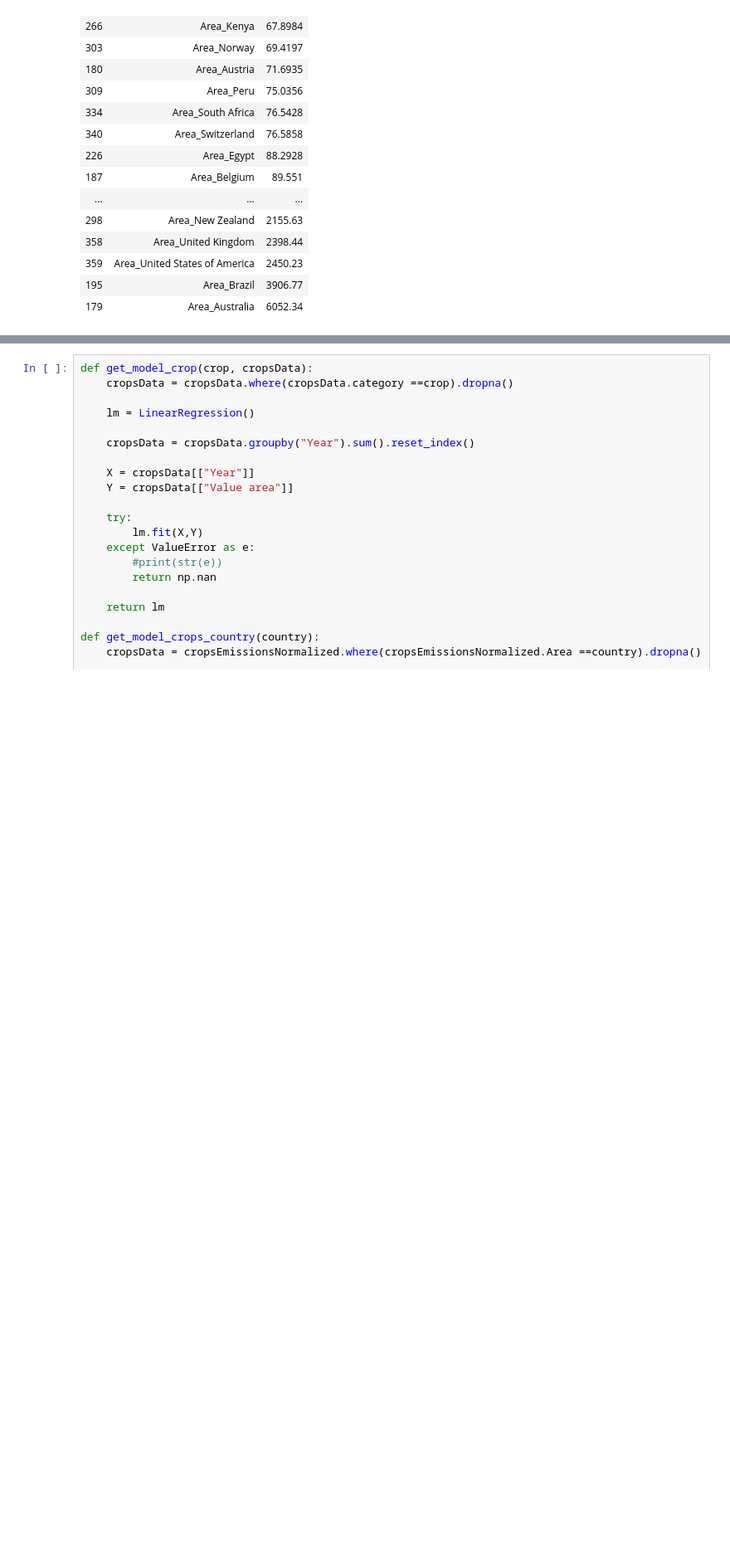
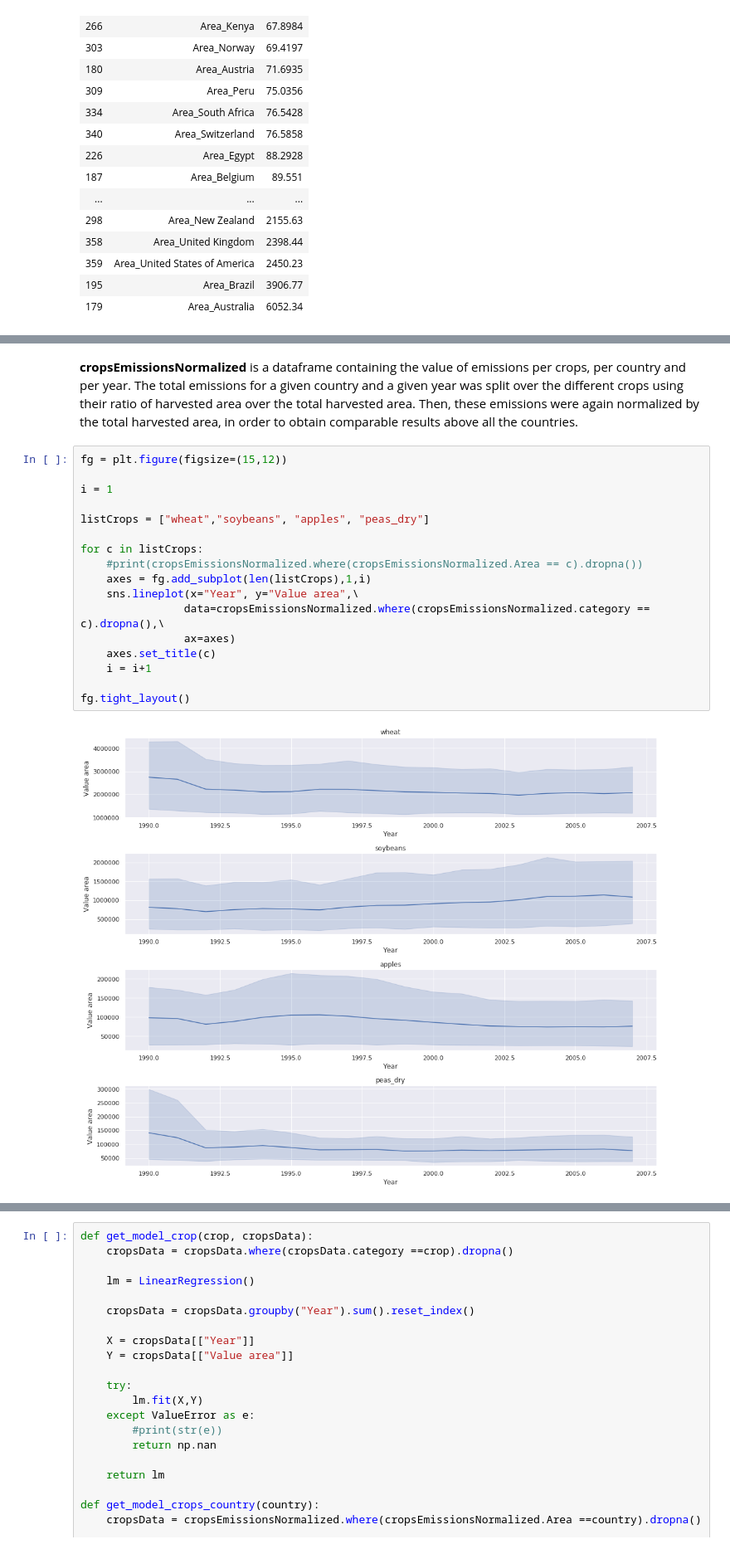
Before and after one commit to shivz7/ADA, a Jupyter notebook: questions_1_2.ipynb, the cells around one changed output, grey strips where cells are left out. Shown at 83% size. Cells and saved outputs as stored; diff of their text form; blank space fills up the shorter version.

```diff
--- a/questions_1_2.ipynb
+++ b/questions_1_2.ipynb
@@ -335,0 +313,21 @@ cropsEmissionsNormalized
+# %% [markdown]
+**cropsEmissionsNormalized** is a dataframe containing the value of emissions per crops, per country and per year. The total emissions for a given country and a given year was split over the different crops using their ratio of harvested area over the total harvested area. Then, these emissions were again normalized by the total harvested area, in order to obtain comparable results above all the countries.
+# %%
+fg = plt.figure(figsize=(15,12))
+
+i = 1
+
+listCrops = ["wheat","soybeans", "apples", "peas_dry"]
+
+for c in listCrops:
+    #print(cropsEmissionsNormalized.where(cropsEmissionsNormalized.Area == c).dropna())
+    axes = fg.add_subplot(len(listCrops),1,i)
+    sns.lineplot(x="Year", y="Value area",\
+                data=cropsEmissionsNormalized.where(cropsEmissionsNormalized.category == c).dropna(),\
+                ax=axes)
+    axes.set_title(c)
+    i = i+1
+
+fg.tight_layout()
+# %% [output]
+[figure, added]
```
Also changed, not shown: parts of 31 cells of this notebook.
